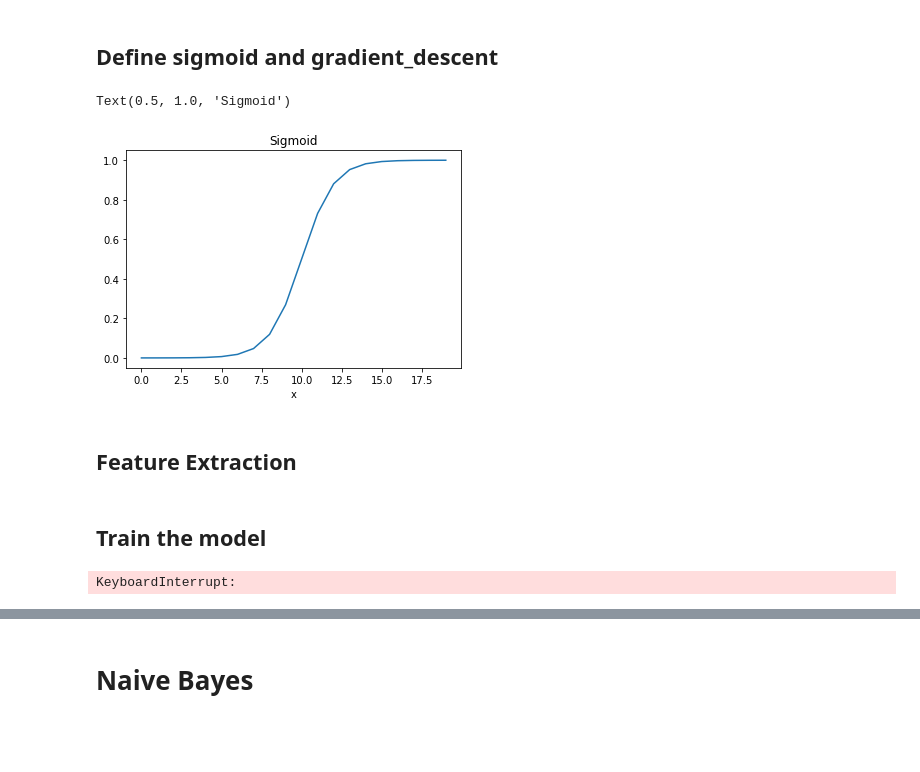
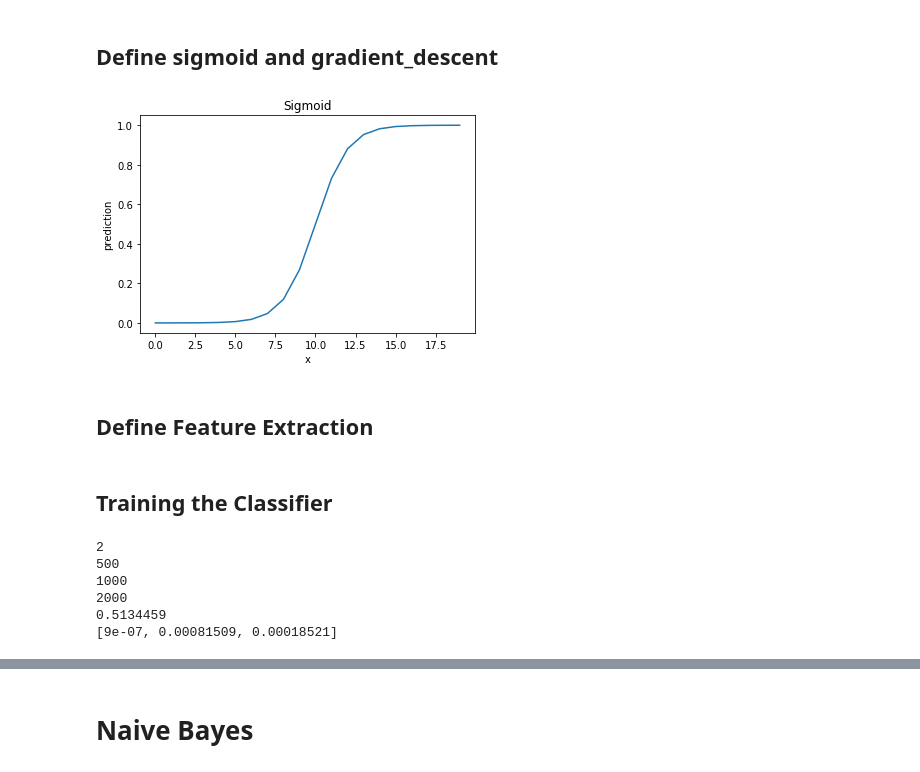
Before and after one commit to akarafas/comp562_Emoji_Classification, a Jupyter notebook: emoji_sentiment_analysis.ipynb, the cells around one changed output, grey strips where cells are left out. Cells and saved outputs as stored; diff of their text form; code cells hidden in the pictures; blank space fills up the shorter version.

```diff
--- a/emoji_sentiment_analysis.ipynb
+++ b/emoji_sentiment_analysis.ipynb
@@ -327,10 +308,11 @@ def sigmoid(x):
 # %%
 # Plot the sigmoid function
 x = np.arange(-10,10,1)
 plt.plot(sigmoid(x))
 plt.xlabel('x')
+plt.ylabel('prediction')
 plt.title('Sigmoid')
+plt.show()
 # %% [output]
-Text(0.5, 1.0, 'Sigmoid')
-[figure, old version]
+[figure, new version]
 # %%
@@ -352,5 +344,5 @@ def gradientDescent(x, y, theta, step, iterations):
     thetaArr = [round(theta[0][0], 8), round(theta[1][0], 8), round(theta[2][0], 8)]
     return loss, thetaArr
 # %% [markdown]
-## Feature Extraction
+## Define Feature Extraction
 # %%
@@ -372,5 +364,5 @@ def extractFeatures(tweet, freqs):
 # %% [markdown]
-## Train the model
+## Training the Classifier
 # %%
 # collect the features 'x' and and use in column matrix 'X', set to 0 for now
 X = np.zeros((len(train_x), 3))
@@ -378,12 +370,17 @@ for i in range(len(train_x)):
     X[i, :]= extractFeatures(train_x[i], freqDict)
 # training labels corresponding to X
 Y = train_y
-# apply gradient descent
-loss, theta = gradientDescent(X, Y, np.zeros((3, 1)), 1e-9, 1500)
+# apply gradient descent to get optimized loss and weight vector
+loss, theta = gradientDescent(X, Y, np.zeros((3, 1)), 1e-9, 2500)
 print(loss)
 print(theta)
 # %% [output]
-KeyboardInterrupt:
+2
+500
+1000
+2000
+0.5134459
+[9e-07, 0.00081509, 0.00018521]
 # %% [markdown]
 ### Increasing the step size does not help to optimize the loss function
 ### Number of iterations
```
Also changed, not shown: parts of 24 cells of this notebook.
